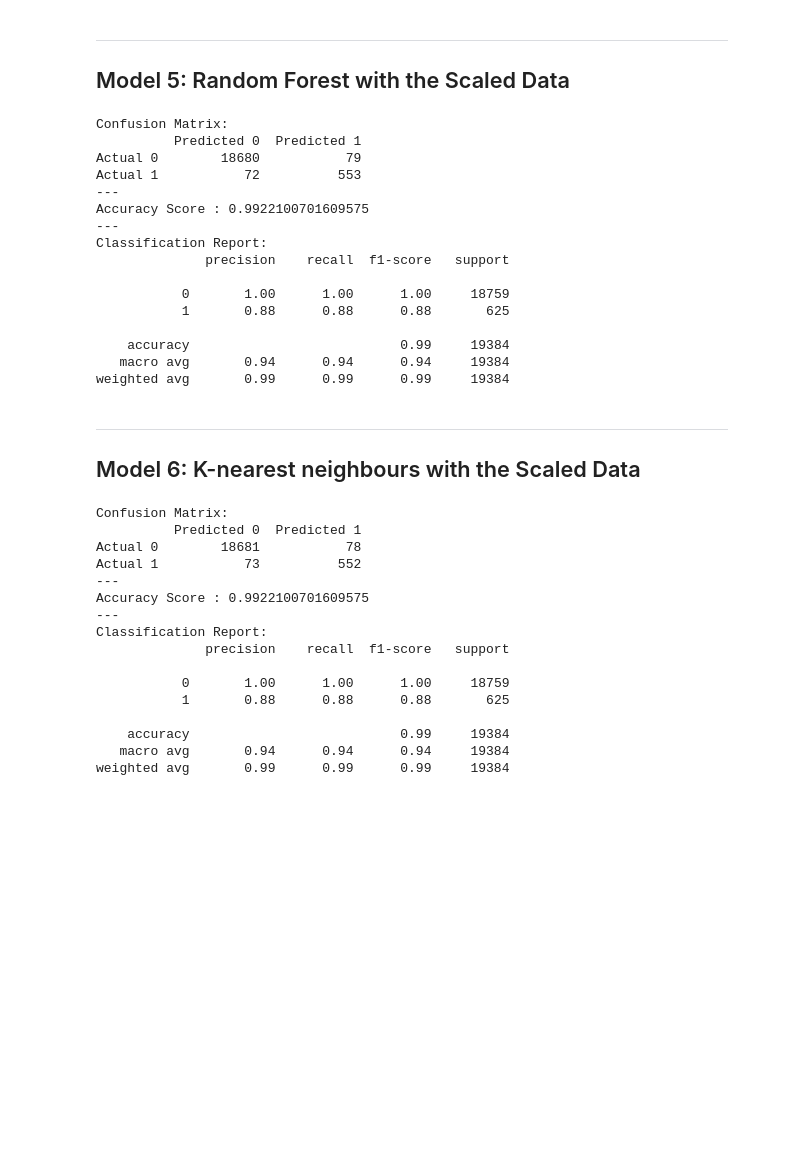
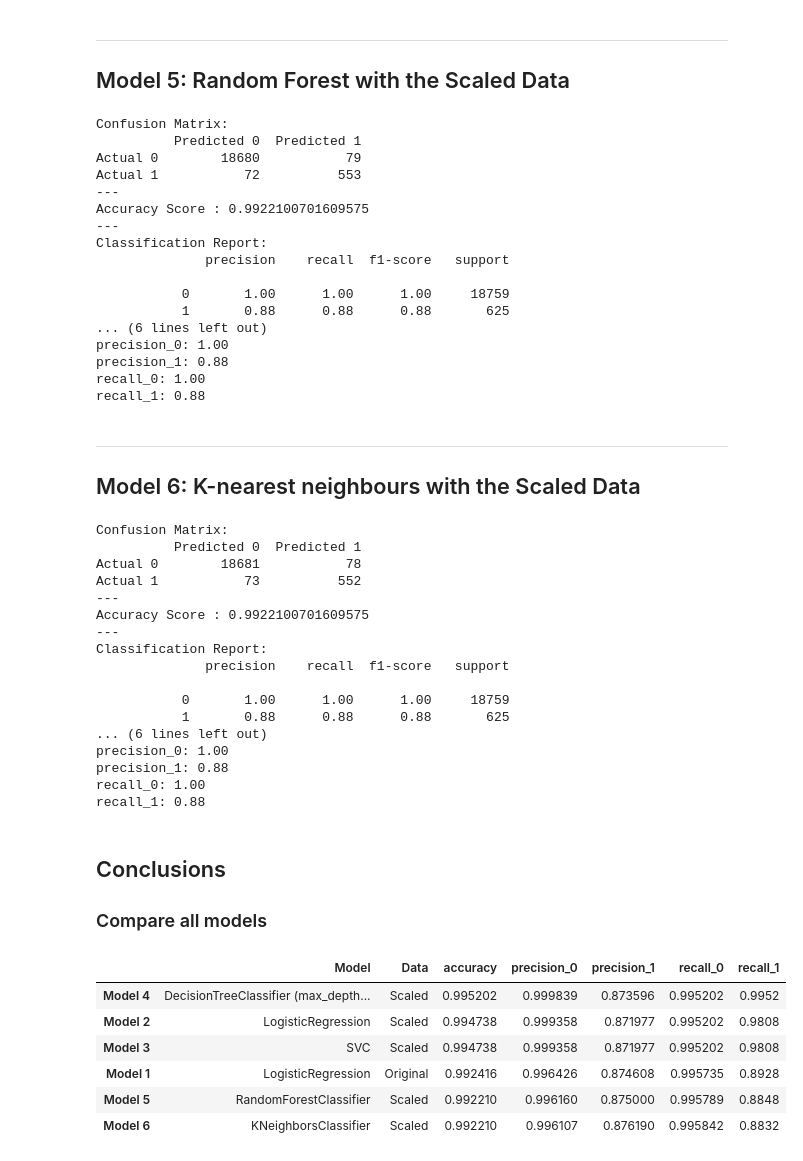
Before and after one commit to benoitchamot/credit-risk-classification, a Jupyter notebook: credit_risk_classification.ipynb, the cells around one changed output. Saved outputs shown, nothing was run; the diff lists cells and outputs as text; code cells hidden in the pictures; blank space fills up the shorter version.

```diff
--- a/credit_risk_classification.ipynb
+++ b/credit_risk_classification.ipynb
@@ -251,7 +260,10 @@ print(f"Test accuracy: {model_3.score(X_test_scaled, y_test):.3f}")
 predictions_3 = model_3.predict(X_test_scaled)
 
 # Model performance
-model_performance(y_test, predictions_3)
+model_3_metrics = model_performance(y_test, predictions_3, True)
+
+for key in model_3_metrics.keys():
+    print(f"{key}: {model_3_metrics[key]:.2f}")
 # %% [output]
 Test accuracy: 0.995
 Confusion Matrix:
@@ -316,7 +330,10 @@ model_5 = model_5.fit(X_train_scaled, y_train)
 predictions_5 = model_5.predict(X_test_scaled)
 
 # Model performance
-model_performance(y_test, predictions_5)
+model_5_metrics = model_performance(y_test, predictions_5, True)
+
+for key in model_5_metrics.keys():
+    print(f"{key}: {model_5_metrics[key]:.2f}")
 # %% [output]
 Confusion Matrix:
           Predicted 0  Predicted 1
@@ -330,10 +347,11 @@ Classification Report:
 
            0       1.00      1.00      1.00     18759
            1       0.88      0.88      0.88       625
-
-    accuracy                           0.99     19384
-   macro avg       0.94      0.94      0.94     19384
-weighted avg       0.99      0.99      0.99     19384
+... (6 lines left out)
+precision_0: 1.00
+precision_1: 0.88
+recall_0: 1.00
+recall_1: 0.88
 # %% [markdown]
 ---
 ## Model 6: K-nearest neighbours with the Scaled Data
@@ -348,7 +366,10 @@ model_6.fit(X_train_scaled,y_train)
 predictions_6 = model_6.predict(X_test_scaled)
 
 # Model performance
-model_performance(y_test, predictions_6)
+model_6_metrics = model_performance(y_test, predictions_6, True)
+
+for key in model_6_metrics.keys():
+    print(f"{key}: {model_6_metrics[key]:.2f}")
 # %% [output]
 Confusion Matrix:
           Predicted 0  Predicted 1
@@ -362,7 +383,40 @@ Classification Report:
 
            0       1.00      1.00      1.00     18759
            1       0.88      0.88      0.88       625
-
-    accuracy                           0.99     19384
-   macro avg       0.94      0.94      0.94     19384
-weighted avg       0.99      0.99      0.99     19384
+... (6 lines left out)
+precision_0: 1.00
+precision_1: 0.88
+recall_0: 1.00
+recall_1: 0.88
+# %% [markdown]
+## Conclusions
+### Compare all models
+# %%
+models_dicts = [
+    model_1_metrics,
+    model_2_metrics,
+    model_3_metrics,
+    model_4_metrics,
+    model_5_metrics,
+    model_6_metrics]
+
+models_df = pd.DataFrame(models_dicts)
+
+models_df.index = ['Model 1', 'Model 2', 'Model 3', 'Model 4', 'Model 5', 'Model 6']
+models_df['Model'] = ['LogisticRegression', 'LogisticRegression', 'SVC', f"DecisionTreeClassifier (max_depth = {depth})", 'RandomForestClassifier', 'KNeighborsClassifier']
+models_df['Data'] = ['Original', 'Scaled', 'Scaled', 'Scaled', 'Scaled', 'Scaled']
+
+
+models_df = models_df[['Model', 'Data', 'accuracy', 'precision_0', 'precision_1', 'recall_0', 'recall_1']]
+
+# Sort model by recall of class 1
+models_df = models_df.sort_values('recall_1', ascending=False)
+display(models_df)
+# %% [output]
+|  | Model | Data | accuracy | precision_0 | precision_1 | recall_0 | recall_1 |
+| Model 4 | DecisionTreeClassifier (max_depth... | Scaled | 0.995202 | 0.999839 | 0.873596 | 0.995202 | 0.9952 |
+| Model 2 | LogisticRegression | Scaled | 0.994738 | 0.999358 | 0.871977 | 0.995202 | 0.9808 |
+| Model 3 | SVC | Scaled | 0.994738 | 0.999358 | 0.871977 | 0.995202 | 0.9808 |
+| Model 1 | LogisticRegression | Original | 0.992416 | 0.996426 | 0.874608 | 0.995735 | 0.8928 |
+| Model 5 | RandomForestClassifier | Scaled | 0.992210 | 0.996160 | 0.875000 | 0.995789 | 0.8848 |
+| Model 6 | KNeighborsClassifier | Scaled | 0.992210 | 0.996107 | 0.876190 | 0.995842 | 0.8832 |
```
Also changed, not shown: parts of 11 cells of this notebook, 4 other files.
